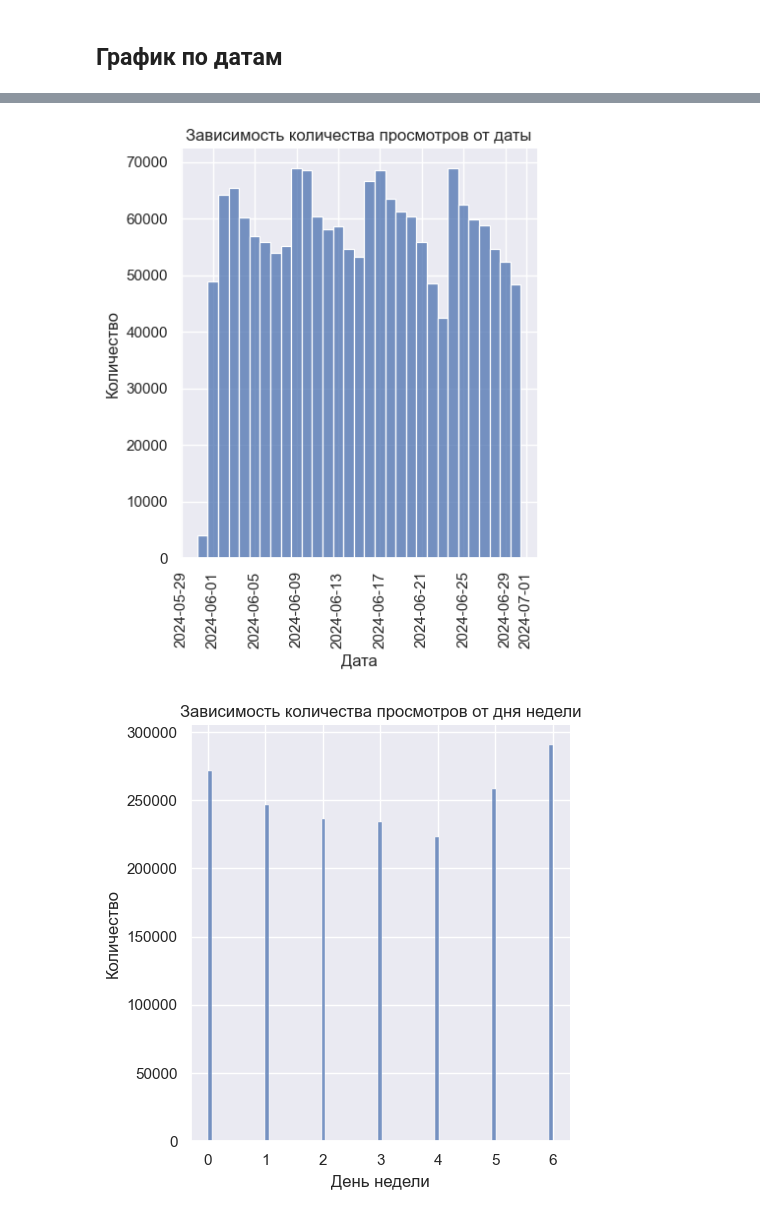
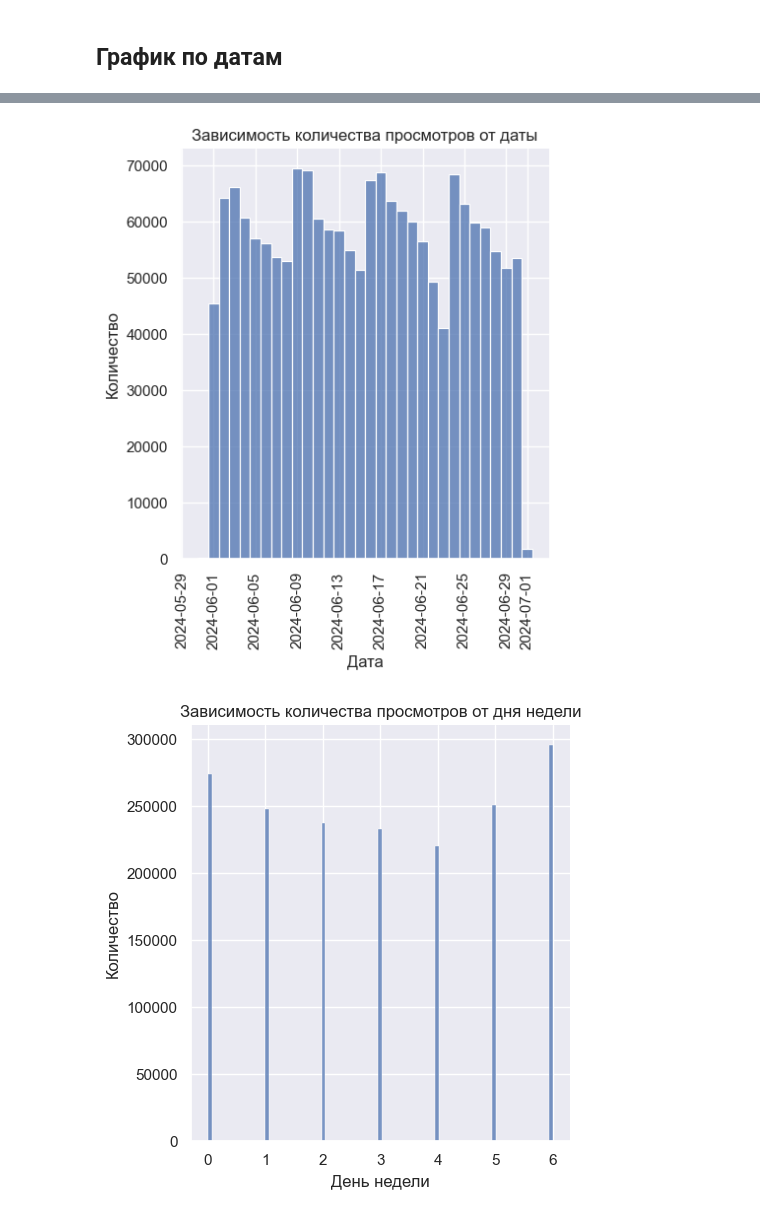
Before and after one commit to Paspasuy/SocDemPrediction, a Jupyter notebook: personal/paspasuy/baseline_socdem.ipynb, the cells around one changed output, grey strips where cells are left out. Cells and saved outputs as stored; diff of their text form; code cells hidden in the pictures.

```diff
--- a/personal/paspasuy/baseline_socdem.ipynb
+++ b/personal/paspasuy/baseline_socdem.ipynb
@@ -47,7 +47,7 @@ features.head()
 | 3 | 10939673 | 25 | 0 | 1 |
 | 4 | 10288257 | 48 | 0 | 3 |
 # %%
-events, features = FeatureExtractor().fit_transform(events, features)
+events, features = MainFeatureExtractor().fit_transform(events, features)
 # %%
 features.head()
 # %% [output]
@@ -86,17 +68,17 @@ df_with_localtime.head()
 # %%
-fig = sns.displot(date_col.dt.date)
+fig = sns.displot(events["local_time"].dt.date)
 plt.title('Зависимость количества просмотров от даты')
 fig.ax.tick_params(axis='x', labelrotation=90)
 plt.xlabel('Дата')
 plt.ylabel('Количество')
 plt.show()
 # %% [output]
-[figure, old version]
+[figure, new version]
 # %%
-fig = sns.displot(date_col.dt.dayofweek)
+fig = sns.displot(events["local_time"].dt.day_of_week)
 plt.title('Зависимость количества просмотров от дня недели')
 plt.xlabel('День недели')
 plt.ylabel('Количество')
 plt.show()
 # %% [output]
-[figure, old version]
+[figure, new version]
```
Also changed, not shown: parts of 3 cells of this notebook, 4 other files.
